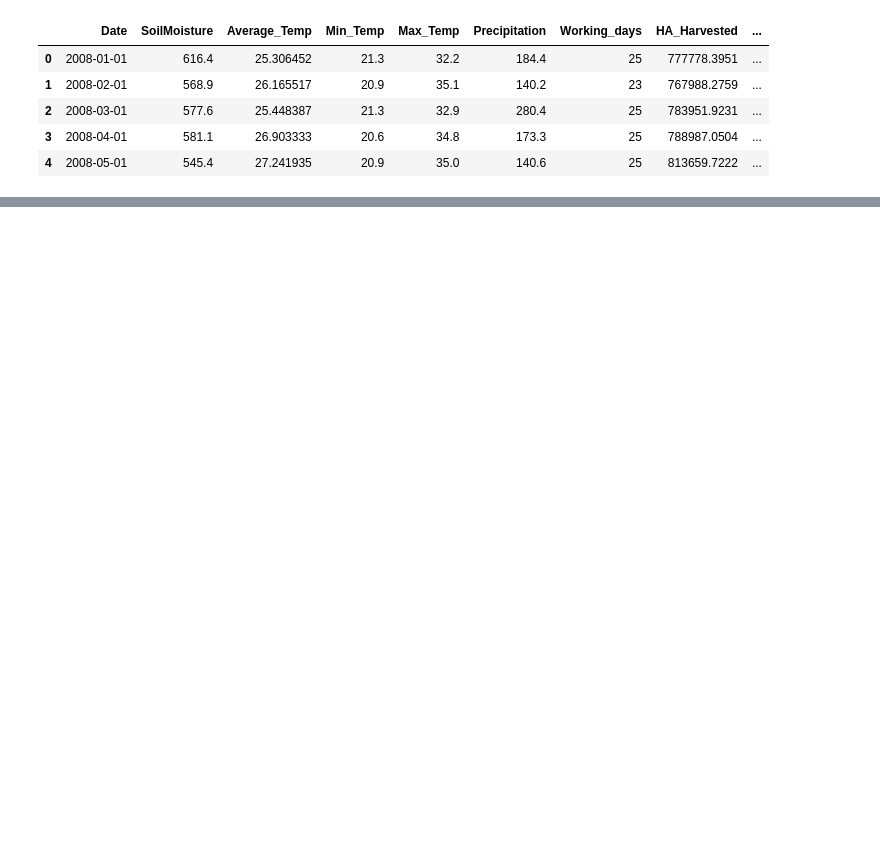
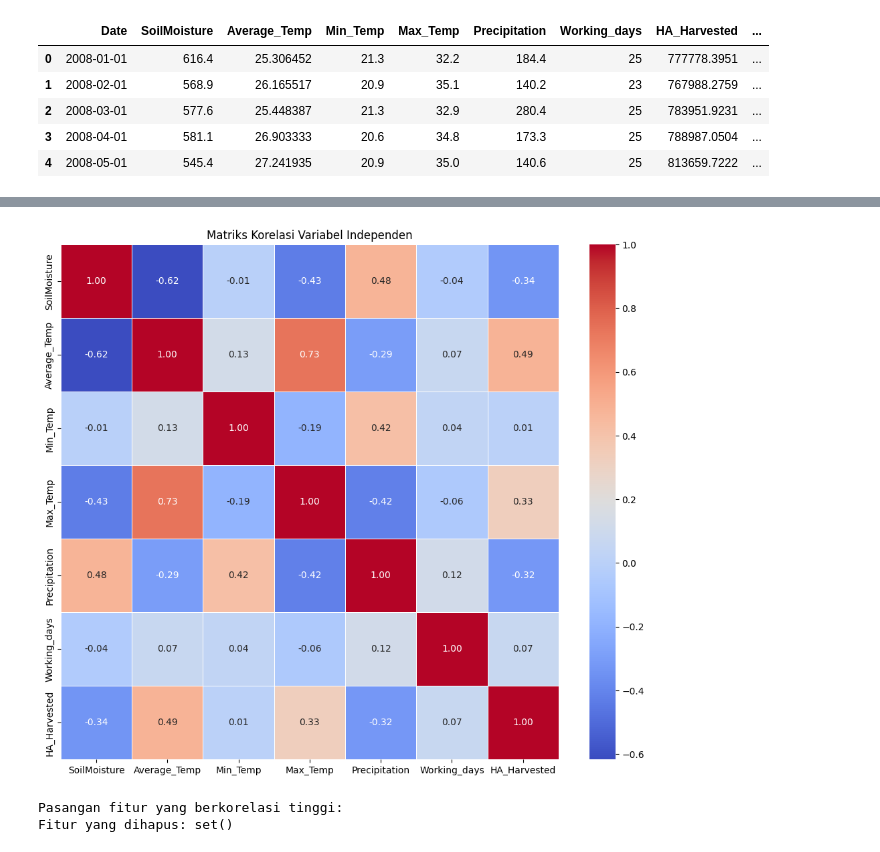
Before and after one commit to rammahayufitra/assessment-solution-april, a Jupyter notebook: solution_to_question_2/solution_to_question_2/main.ipynb, the cells around one changed output, grey strips where cells are left out. Drawn from its saved outputs; the diff is of its cells as text; code cells hidden in the pictures; blank space fills up the shorter version.

```diff
--- a/solution_to_question_2/solution_to_question_2/main.ipynb
+++ b/solution_to_question_2/solution_to_question_2/main.ipynb
@@ -1,13 +1,8 @@
 # %%
 import pandas as pd
 
-file_path = '/home/delameta/assessment-solution-april/data/palm_ffb.csv'
-
-# Contoh konversi format tanggal
+file_path = '/home/ramma/assessment-solution-april/data/palm_ffb.csv'
 df = pd.read_csv(file_path, delimiter=',', parse_dates=['Date'], dayfirst=True)
-
-# Mengonversi ke format ISO 8601
-df['Date'] = df['Date'].dt.strftime('%Y-%m-%d')
 df.head()
 # %% [output]
 |  | Date | SoilMoisture | Average_Temp | Min_Temp | Max_Temp | Precipitation | Working_days | HA_Harvested | ... |
@@ -18,0 +100,40 @@ df.head()
+# %%
+import pandas as pd
+import seaborn as sns
+import matplotlib.pyplot as plt
+X = df[['SoilMoisture', 'Average_Temp', 'Min_Temp', 'Max_Temp', 'Precipitation', 'Working_days', 'HA_Harvested']]
+
+# Hitung matriks korelasi
+corr_matrix = X.corr()
+
+# Visualisasikan matriks korelasi
+plt.figure(figsize=(12, 10))
+sns.heatmap(corr_matrix, annot=True, cmap='coolwarm', fmt='.2f', linewidths=0.5)
+plt.title('Matriks Korelasi Variabel Independen')
+plt.show()
+# %% [output]
+[figure, added]
+# %%
+import numpy as np
+threshold = 0.9
+high_corr_var = np.where(np.abs(corr_matrix) > threshold)
+
+# Menyaring fitur yang berkorelasi tinggi
+high_corr_pairs = [(corr_matrix.columns[x], corr_matrix.columns[y])
+                   for x, y in zip(*high_corr_var)
+                   if x != y and x < y]
+
+print("Pasangan fitur yang berkorelasi tinggi:")
+for pair in high_corr_pairs:
+    print(pair, "-> Korelasi:", corr_matrix.loc[pair[0], pair[1]])
+
+# Pilih fitur untuk dihapus
+features_to_remove = set([pair[1] for pair in high_corr_pairs])
+
+# Hapus fitur yang dipilih dari DataFrame
+X_reduced = X.drop(columns=features_to_remove)
+
+print("Fitur yang dihapus:", features_to_remove)
+# %% [output]
+Pasangan fitur yang berkorelasi tinggi:
+Fitur yang dihapus: set()
```
Also changed, not shown: parts of 7 cells of this notebook, 1 other file.
